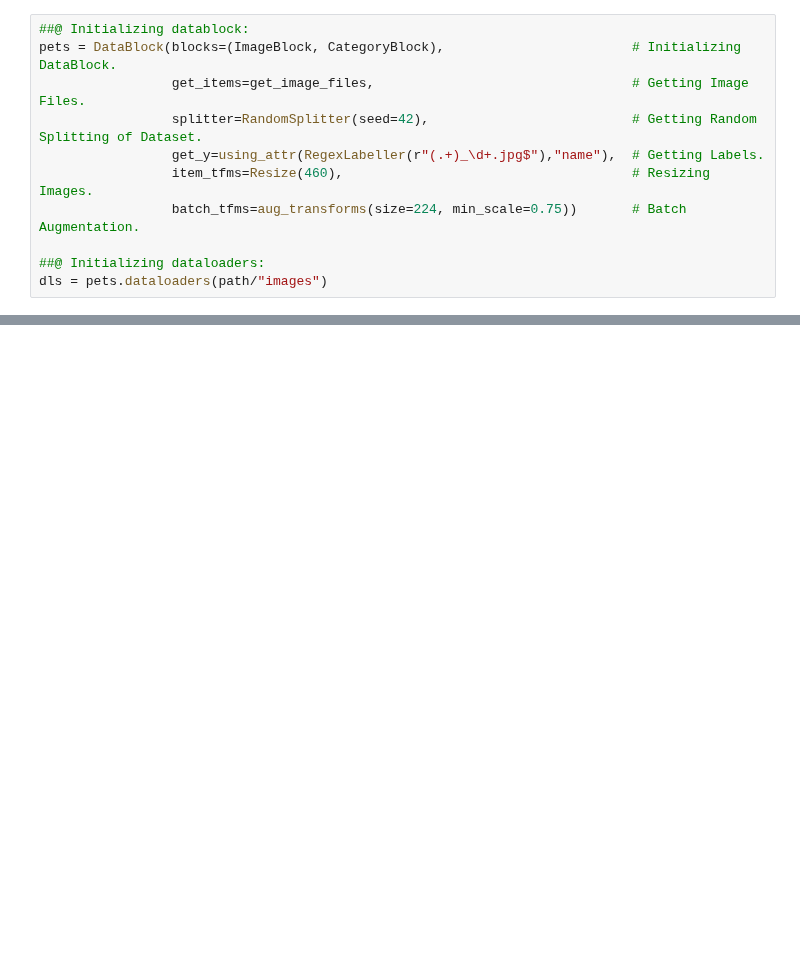
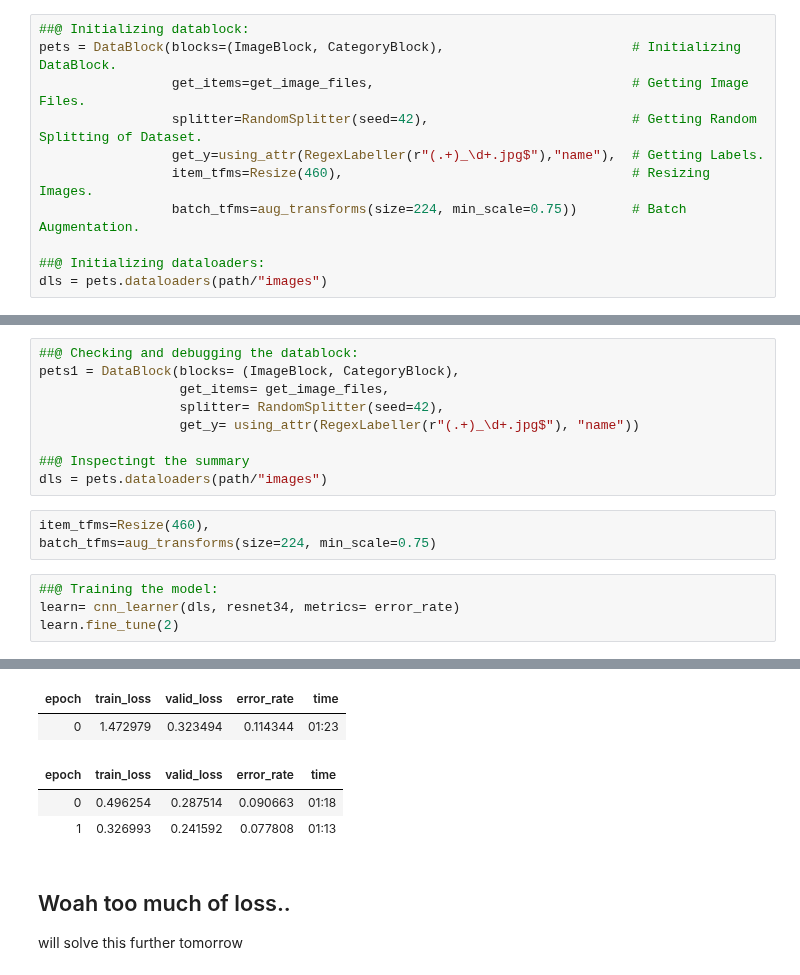
Before and after one commit to Firojpaudel/Machine-Learning-Notes, a Jupyter notebook: Practical Deep Learning For Coders/Chapter_5.ipynb, the cells around one changed output, grey strips where cells are left out. Saved outputs shown, nothing was run; the diff lists cells and outputs as text; blank space fills up the shorter version.

Commit message:
trained the model error too much will solve tomorrow???

```diff
--- a/Practical Deep Learning For Coders/Chapter_5.ipynb
+++ b/Practical Deep Learning For Coders/Chapter_5.ipynb
@@ -141,0 +142,17 @@ dls.show_batch(nrows=1, ncols= 4)
+# %%
+##@ Checking and debugging the datablock:
+pets1 = DataBlock(blocks= (ImageBlock, CategoryBlock),
+                  get_items= get_image_files,
+                  splitter= RandomSplitter(seed=42),
+                  get_y= using_attr(RegexLabeller(r"(.+)_\d+.jpg$"), "name"))
+
+##@ Inspectingt the summary
+dls = pets.dataloaders(path/"images")
+# %%
+item_tfms=Resize(460),
+batch_tfms=aug_transforms(size=224, min_scale=0.75)
+# %%
+##@ Training the model:
+learn= cnn_learner(dls, resnet34, metrics= error_rate)
+learn.fine_tune(2)
+# %% [output]
@@ -141,0 +160,8 @@ dls.show_batch(nrows=1, ncols= 4)
+| epoch | train_loss | valid_loss | error_rate | time |
+| 0 | 1.472979 | 0.323494 | 0.114344 | 01:23 |
+| epoch | train_loss | valid_loss | error_rate | time |
+| 0 | 0.496254 | 0.287514 | 0.090663 | 01:18 |
+| 1 | 0.326993 | 0.241592 | 0.077808 | 01:13 |
+# %% [markdown]
+## Woah too much of loss..
+will solve this further tomorrow
```
Also changed, not shown: parts of 11 cells of this notebook.
